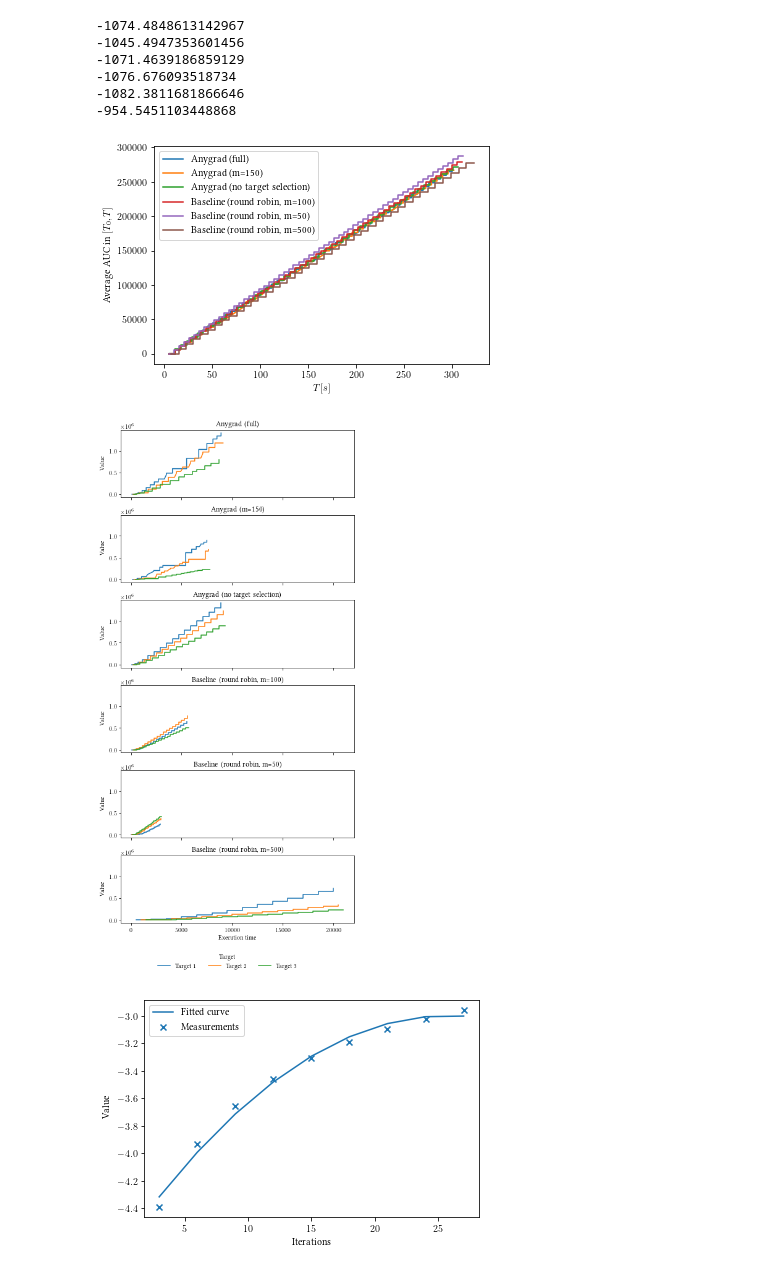
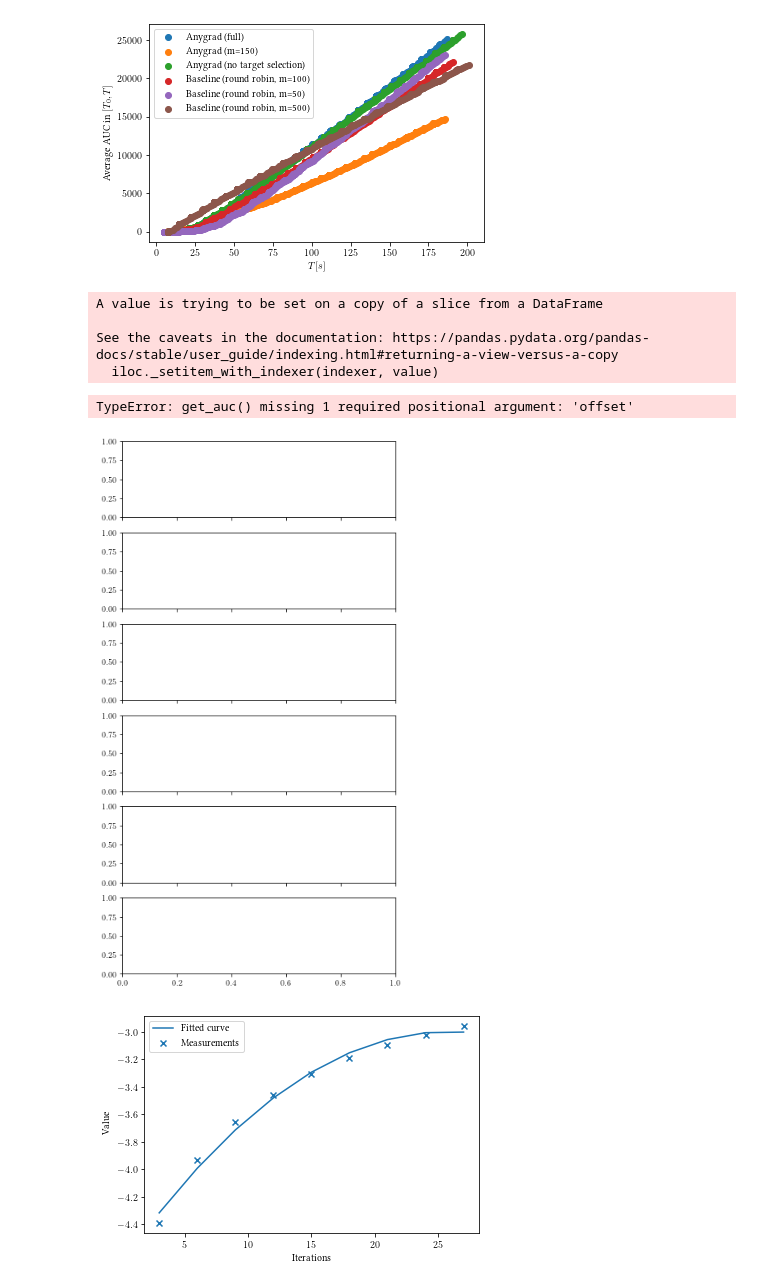
Before and after one commit to heymarco/anygrad, a Jupyter notebook: plotting/evaluate_autoencoder.ipynb, the cells around one changed output. Drawn from its saved outputs; the diff is of its cells as text; code cells hidden in the pictures.

```diff
--- a/plotting/evaluate_autoencoder.ipynb
+++ b/plotting/evaluate_autoencoder.ipynb
@@ -77,7 +77,7 @@ for strategy in strategies:
                          label=target, alpha=alpha, marker="x")
             axes[1].plot(target_data["total_time"], target_data["derivation_2nd"],
                          label=target, alpha=alpha, marker="x")
-            axes[2].plot(target_data["total_time"], target_data["value"],
+            axes[2].plot(target_data["total_time"], target_data["m"],
                          label=target, alpha=alpha, marker="x")
             axes[0].set_title(strategy)
     axes[0].set_ylabel("1st derivation")
@@ -102,70 +102,79 @@ for strategy in strategies:
 # %%
-def get_auc(x, y):
+def get_auc(x, y, offset: float):
     x = np.array(x)
     y = np.array(y)
-    # not_nans = [i for i in range(len(y)) if not np.isnan(y[i])]
-    # y = -y[not_nans]
-    # x = x[not_nans]
-    # y = y - np.nanmin(y)
-    print(np.nanmin(y))
     x = x[np.invert(np.isnan(y))]
-    y = -y[np.invert(np.isnan(y))]
-    return x[1:], [np.trapz(x=x[:i], y=y[:i]) for i in range(1, len(y), 1)]
+    y = np.nanmin(y) - y[np.invert(np.isnan(y))]
+    area = [np.abs(np.trapz(x=x[:i], y=y[:i]) + offset*(x[i-1]-x[0]))
+            for i in range(1, len(y), 1)]
+    return x[1:], area
 
 def group_df(df: pd.DataFrame):
     df = df.sort_values(by="total_iterations").groupby(by=["strategy", "target"])
     return df
+
+def prepend_first_row(df: pd.DataFrame):
+    current_data = pd.concat([df.iloc[0], df], ignore_index=True)
+    current_data["total_time"].iloc[0] = 0.0
+    current_data["total_iterations"].iloc[0] = 0.0
+    return current_data
 # %%
 strategies = np.unique(data["strategy"])
 df_per_strategy = [data.sort_values(by="total_time")
                        .groupby(by=["strategy"])
                        .get_group(strategy) for strategy in strategies]
-df_per_strategy = [df.rolling(window=1).mean() for df in df_per_strategy]
+df_per_strategy = [df.rolling(window=5).mean() for df in df_per_strategy]
 # %%
+min_losses = [np.nanmin(df["value"]) for df in df_per_strategy]
+offsets = np.array(min_losses) - np.nanmin(min_losses)
+offset = np.nanmax(min_losses)
 for i, df in enumerate(df_per_strategy):
+    df = prepend_first_row(df[1:])
     x = df["total_time"]
     y = df["value"]
-    x, auc = get_auc(x, y)
-    plt.plot(x, auc, label=strategies[i])
+    x, auc = get_auc(x, y, offset=offsets[i])
+    plt.scatter(x, np.array(auc), label=strategies[i])
 plt.legend()
 plt.xlabel(r"$T [s]$")
 plt.ylabel(r"Average AUC in $[T_0, T]$")
 plt.show()
 # %% [output]
--1074.4848613142967
--1045.4947353601456
--1071.4639186859129
--1076.676093518734
--1082.3811681866646
--954.5451103448868
-[figure, old version]
+[figure, new version]
 # %%
 grouped_df = group_df(data)
 indices = grouped_df.indices
 strategies = np.unique([index[0] for index in indices.keys()])
 targets = np.unique([index[1] for index in indices.keys()])
 
 fig, axes = plt.subplots(nrows=len(strategies), ncols=1, sharey="all", sharex="all", figsize=(6,12))
 for i, strat in enumerate(strategies):
     for target in targets:
-        x, auc = get_auc(x=grouped_df.get_group((strat, target))["total_iterations"],
-                         y=grouped_df.get_group((strat, target))["value"])
+        current_data = grouped_df.get_group((strat, target))
+        current_data = prepend_first_row(current_data)
+        x = current_data["total_time"]
+        x, auc = get_auc(x,
+                         y=current_data["value"])
         axes[i].plot(x,
                      auc,
                      label=target)
     axes[i].set_title(strat)
     axes[i].set_ylabel("Value")
 handles, labels = axes.flatten()[0].get_legend_handles_labels()
 for ax in axes.flatten():
     if ax.get_legend():
         ax.get_legend().remove()
 axes[-1].set_xlabel("Execution time")
 lgd = plt.figlegend(handles, labels, loc='lower center', bbox_to_anchor=(0., -0.05, 1, 1),
                     frameon=False, ncol=3, title="Target")
 plt.tight_layout()
 plt.show()
 # %% [output]
+A value is trying to be set on a copy of a slice from a DataFrame
+
+See the caveats in the documentation: https://pandas.pydata.org/pandas-docs/stable/user_guide/indexing.html#returning-a-view-versus-a-copy
+  iloc._setitem_with_indexer(indexer, value)
+TypeError: get_auc() missing 1 required positional argument: 'offset'
-[figure, old version]
+[figure, new version]
 # %%
 y = [-4.39331878, -3.93170969, -3.65555667, -3.45794343, -3.30895812, -3.1925142,
      -3.09831504, -3.02023389, -2.95436115]
```
Also changed, not shown: parts of 3 cells of this notebook, 2 other files.
